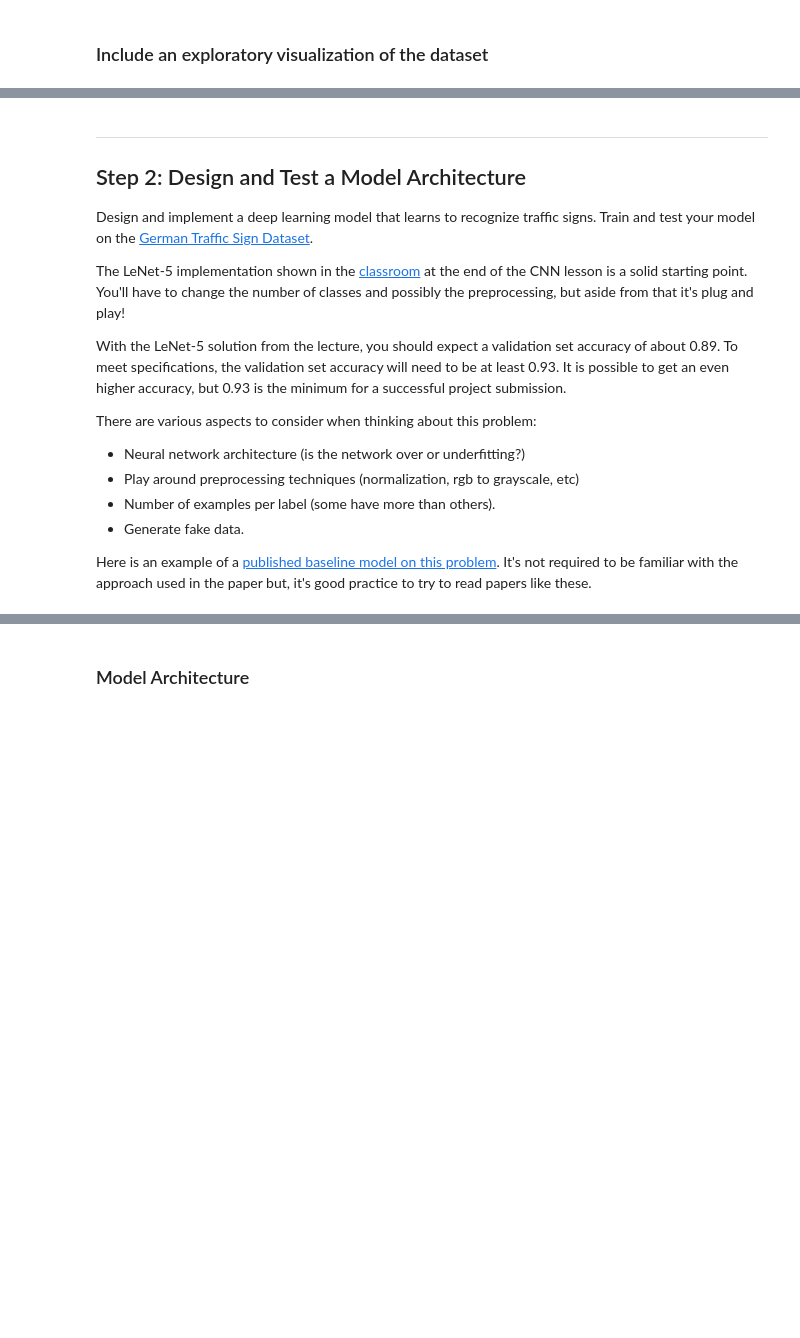
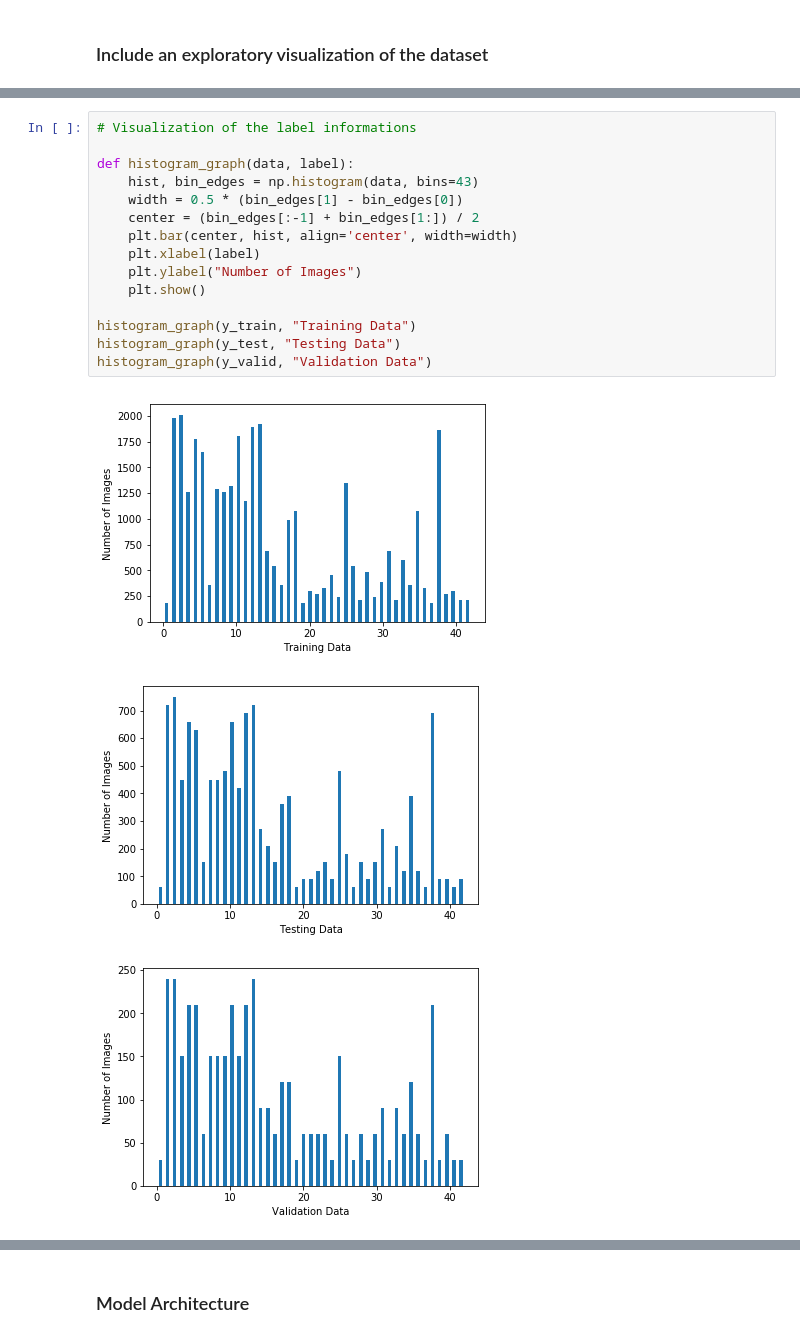
Before and after one commit to wpiHWzhao/Traffic-Sign-Classifier, a Jupyter notebook: Traffic_Sign_Classifier.ipynb, the cells around one changed output, grey strips where cells are left out. Cells and saved outputs as stored; diff of their text form; blank space fills up the shorter version.

```diff
--- a/Traffic_Sign_Classifier.ipynb
+++ b/Traffic_Sign_Classifier.ipynb
@@ -123,19 +99,19 @@ print(y_train[index])
-# %% [markdown]
-----
-
-## Step 2: Design and Test a Model Architecture
-
-Design and implement a deep learning model that learns to recognize traffic signs. Train and test your model on the [German Traffic Sign Dataset](http://benchmark.ini.rub.de/?section=gtsrb&subsection=dataset).
-
-The LeNet-5 implementation shown in the [classroom](https://classroom.udacity.com/nanodegrees/nd013/parts/fbf77062-5703-404e-b60c-95b78b2f3f9e/modules/6df7ae49-c61c-4bb2-a23e-6527e69209ec/lessons/601ae704-1035-4287-8b11-e2c2716217ad/concepts/d4aca031-508f-4e0b-b493-e7b706120f81) at the end of the CNN lesson is a solid starting point. You'll have to change the number of classes and possibly the preprocessing, but aside from that it's plug and play!
-
-With the LeNet-5 solution from the lecture, you should expect a validation set accuracy of about 0.89. To meet specifications, the validation set accuracy will need to be at least 0.93. It is possible to get an even higher accuracy, but 0.93 is the minimum for a successful project submission.
-
-There are various aspects to consider when thinking about this problem:
-
-- Neural network architecture (is the network over or underfitting?)
-- Play around preprocessing techniques (normalization, rgb to grayscale, etc)
-- Number of examples per label (some have more than others).
-- Generate fake data.
-
-Here is an example of a [published baseline model on this problem](http://yann.lecun.com/exdb/publis/pdf/sermanet-ijcnn-11.pdf). It's not required to be familiar with the approach used in the paper but, it's good practice to try to read papers like these.
+# %%
+# Visualization of the label informations
+
+def histogram_graph(data, label):
+    hist, bin_edges = np.histogram(data, bins=43)
+    width = 0.5 * (bin_edges[1] - bin_edges[0])
+    center = (bin_edges[:-1] + bin_edges[1:]) / 2
+    plt.bar(center, hist, align='center', width=width)
+    plt.xlabel(label)
+    plt.ylabel("Number of Images")
+    plt.show()
+
+histogram_graph(y_train, "Training Data")
+histogram_graph(y_test, "Testing Data")
+histogram_graph(y_valid, "Validation Data")
+# %% [output]
+[figure, added]
+[figure, added]
+[figure, added]
```
Also changed, not shown: parts of 19 cells of this notebook, 6 other files.
